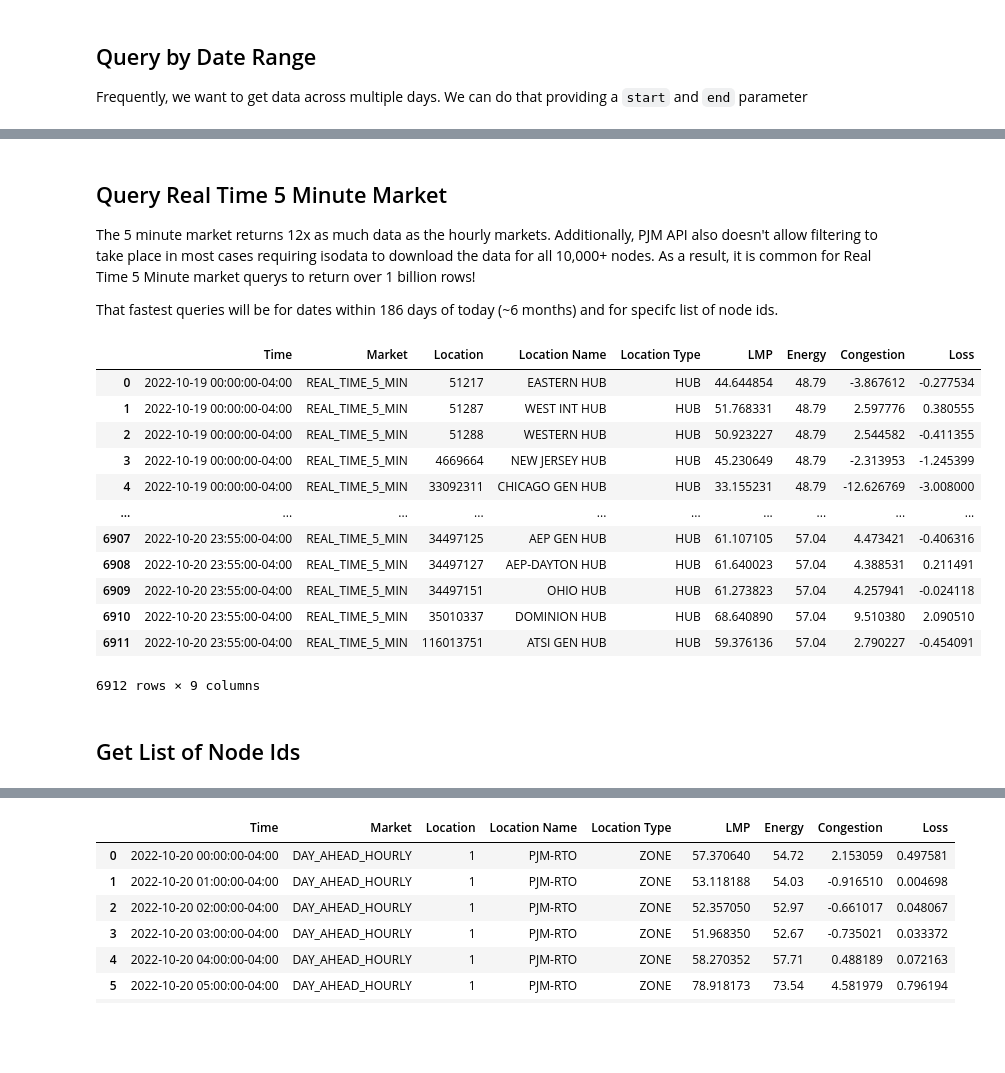
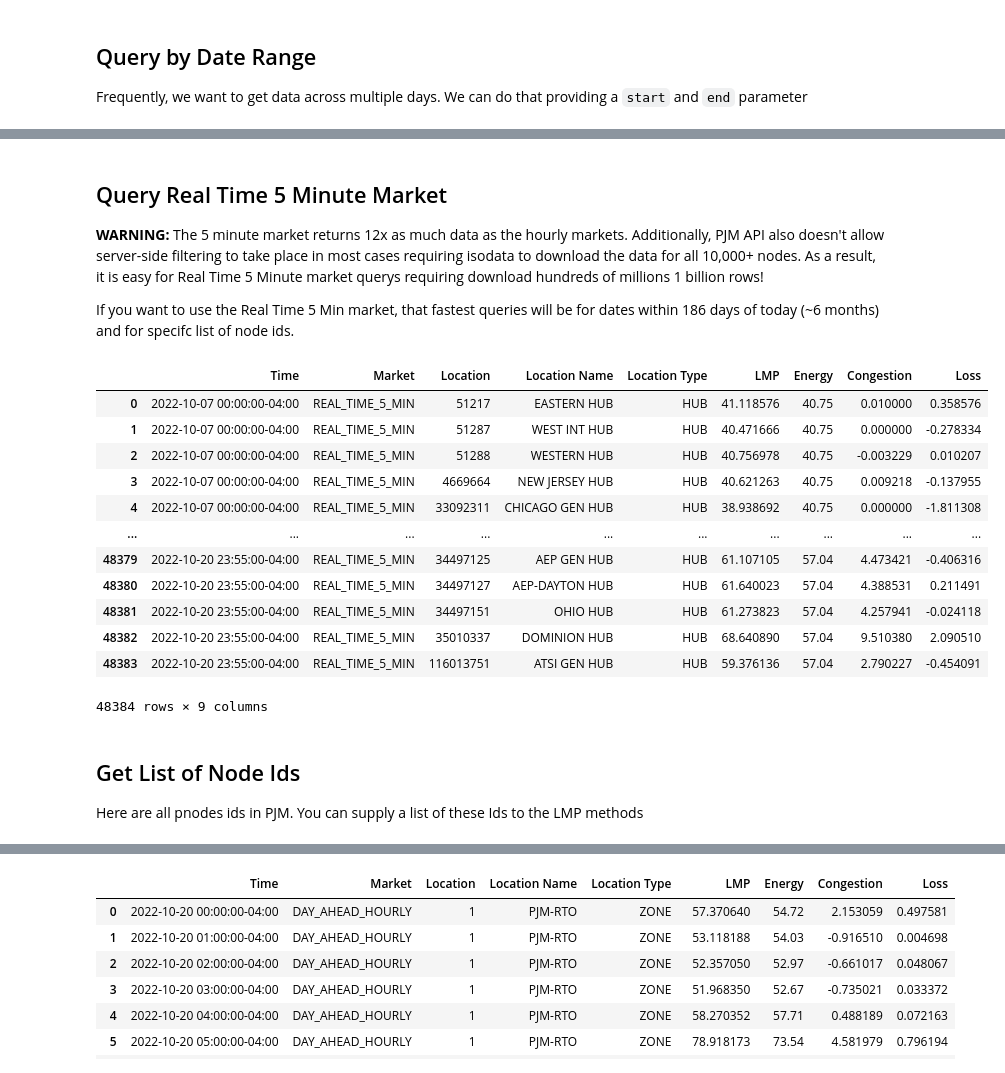
Before and after one commit to gridstatus/gridstatus, a Jupyter notebook: Examples/PJM LMP Data.ipynb, the cells around one changed output, grey strips where cells are left out. Drawn from its saved outputs; the diff is of its cells as text; code cells hidden in the pictures; blank space fills up the shorter version.

```diff
--- a/Examples/PJM LMP Data.ipynb
+++ b/Examples/PJM LMP Data.ipynb
@@ -66,36 +129,38 @@ df
 # %% [markdown]
 ## Query Real Time 5 Minute Market
 
-The 5 minute market returns 12x as much data as the hourly markets. Additionally, PJM API also doesn't allow filtering to take place in most cases requiring isodata to download the data for all 10,000+ nodes. As a result, it is common for Real Time 5 Minute market querys to return over 1 billion rows!
+**WARNING:** The 5 minute market returns 12x as much data as the hourly markets. Additionally, PJM API also doesn't allow server-side filtering to take place in most cases requiring isodata to download the data for all 10,000+ nodes. As a result, it is easy for Real Time 5 Minute market querys requiring download hundreds of millions 1 billion rows!
 
-That fastest queries will be for dates within 186 days of today (~6 months) and for specifc list of node ids.
+If you want to use the Real Time 5 Min market, that fastest queries will be for dates within 186 days of today (~6 months) and for specifc list of node ids.
 # %%
-# get last two days of data
+# get last 2 weeks of data
 today = pd.Timestamp.now().normalize()
-start = today - pd.Timedelta(days=2)
+start = today - pd.Timedelta(days=14)
 
 df = iso.get_historical_lmp(start=start.date(),
                             end=today,
                             market="REAL_TIME_5_MIN",
-                            locations="hubs")
+                            locations=iso.hub_node_ids)
 
 df
 # %% [output]
 |  | Time | Market | Location | Location Name | Location Type | LMP | Energy | Congestion | Loss |
-| 0 | 2022-10-19 00:00:00-04:00 | REAL_TIME_5_MIN | 51217 | EASTERN HUB | HUB | 44.644854 | 48.79 | -3.867612 | -0.277534 |
-| 1 | 2022-10-19 00:00:00-04:00 | REAL_TIME_5_MIN | 51287 | WEST INT HUB | HUB | 51.768331 | 48.79 | 2.597776 | 0.380555 |
-| 2 | 2022-10-19 00:00:00-04:00 | REAL_TIME_5_MIN | 51288 | WESTERN HUB | HUB | 50.923227 | 48.79 | 2.544582 | -0.411355 |
-| 3 | 2022-10-19 00:00:00-04:00 | REAL_TIME_5_MIN | 4669664 | NEW JERSEY HUB | HUB | 45.230649 | 48.79 | -2.313953 | -1.245399 |
-| 4 | 2022-10-19 00:00:00-04:00 | REAL_TIME_5_MIN | 33092311 | CHICAGO GEN HUB | HUB | 33.155231 | 48.79 | -12.626769 | -3.008000 |
+| 0 | 2022-10-07 00:00:00-04:00 | REAL_TIME_5_MIN | 51217 | EASTERN HUB | HUB | 41.118576 | 40.75 | 0.010000 | 0.358576 |
+| 1 | 2022-10-07 00:00:00-04:00 | REAL_TIME_5_MIN | 51287 | WEST INT HUB | HUB | 40.471666 | 40.75 | 0.000000 | -0.278334 |
+| 2 | 2022-10-07 00:00:00-04:00 | REAL_TIME_5_MIN | 51288 | WESTERN HUB | HUB | 40.756978 | 40.75 | -0.003229 | 0.010207 |
+| 3 | 2022-10-07 00:00:00-04:00 | REAL_TIME_5_MIN | 4669664 | NEW JERSEY HUB | HUB | 40.621263 | 40.75 | 0.009218 | -0.137955 |
+| 4 | 2022-10-07 00:00:00-04:00 | REAL_TIME_5_MIN | 33092311 | CHICAGO GEN HUB | HUB | 38.938692 | 40.75 | 0.000000 | -1.811308 |
 | ... | ... | ... | ... | ... | ... | ... | ... | ... | ... |
-| 6907 | 2022-10-20 23:55:00-04:00 | REAL_TIME_5_MIN | 34497125 | AEP GEN HUB | HUB | 61.107105 | 57.04 | 4.473421 | -0.406316 |
-| 6908 | 2022-10-20 23:55:00-04:00 | REAL_TIME_5_MIN | 34497127 | AEP-DAYTON HUB | HUB | 61.640023 | 57.04 | 4.388531 | 0.211491 |
-| 6909 | 2022-10-20 23:55:00-04:00 | REAL_TIME_5_MIN | 34497151 | OHIO HUB | HUB | 61.273823 | 57.04 | 4.257941 | -0.024118 |
-| 6910 | 2022-10-20 23:55:00-04:00 | REAL_TIME_5_MIN | 35010337 | DOMINION HUB | HUB | 68.640890 | 57.04 | 9.510380 | 2.090510 |
-| 6911 | 2022-10-20 23:55:00-04:00 | REAL_TIME_5_MIN | 116013751 | ATSI GEN HUB | HUB | 59.376136 | 57.04 | 2.790227 | -0.454091 |
+| 48379 | 2022-10-20 23:55:00-04:00 | REAL_TIME_5_MIN | 34497125 | AEP GEN HUB | HUB | 61.107105 | 57.04 | 4.473421 | -0.406316 |
+| 48380 | 2022-10-20 23:55:00-04:00 | REAL_TIME_5_MIN | 34497127 | AEP-DAYTON HUB | HUB | 61.640023 | 57.04 | 4.388531 | 0.211491 |
+| 48381 | 2022-10-20 23:55:00-04:00 | REAL_TIME_5_MIN | 34497151 | OHIO HUB | HUB | 61.273823 | 57.04 | 4.257941 | -0.024118 |
+| 48382 | 2022-10-20 23:55:00-04:00 | REAL_TIME_5_MIN | 35010337 | DOMINION HUB | HUB | 68.640890 | 57.04 | 9.510380 | 2.090510 |
+| 48383 | 2022-10-20 23:55:00-04:00 | REAL_TIME_5_MIN | 116013751 | ATSI GEN HUB | HUB | 59.376136 | 57.04 | 2.790227 | -0.454091 |
-6912 rows × 9 columns
+48384 rows × 9 columns
-# %% [markdown]
-## Get List of Node Ids
+# %% [markdown]
+## Get List of Node Ids
+
+Here are all pnodes ids in PJM. You can supply a list of these Ids to the LMP methods
 # %%
 iso.get_pnode_ids()
 # %% [output]
```
Also changed, not shown: parts of 14 cells of this notebook, 4 other files.
